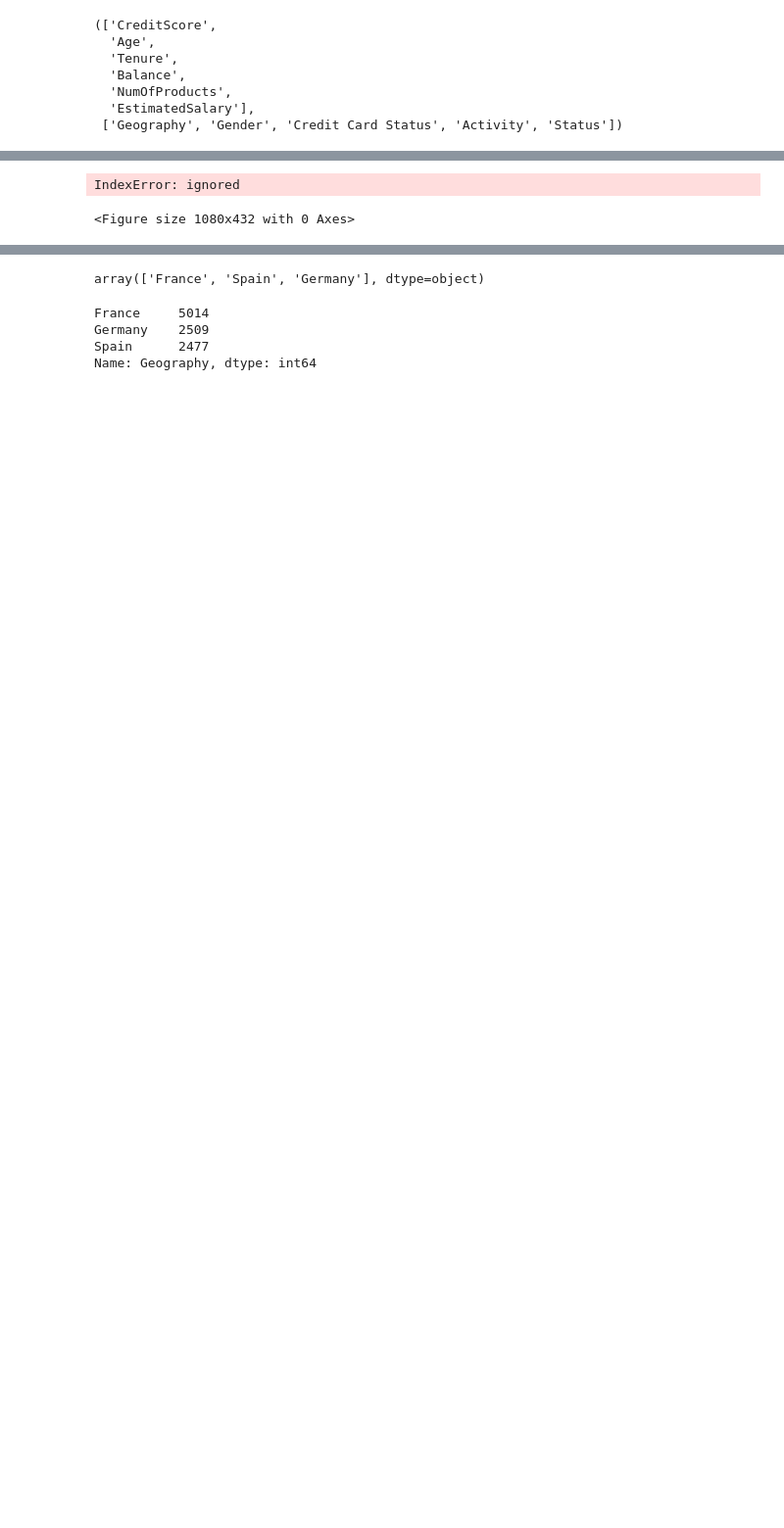
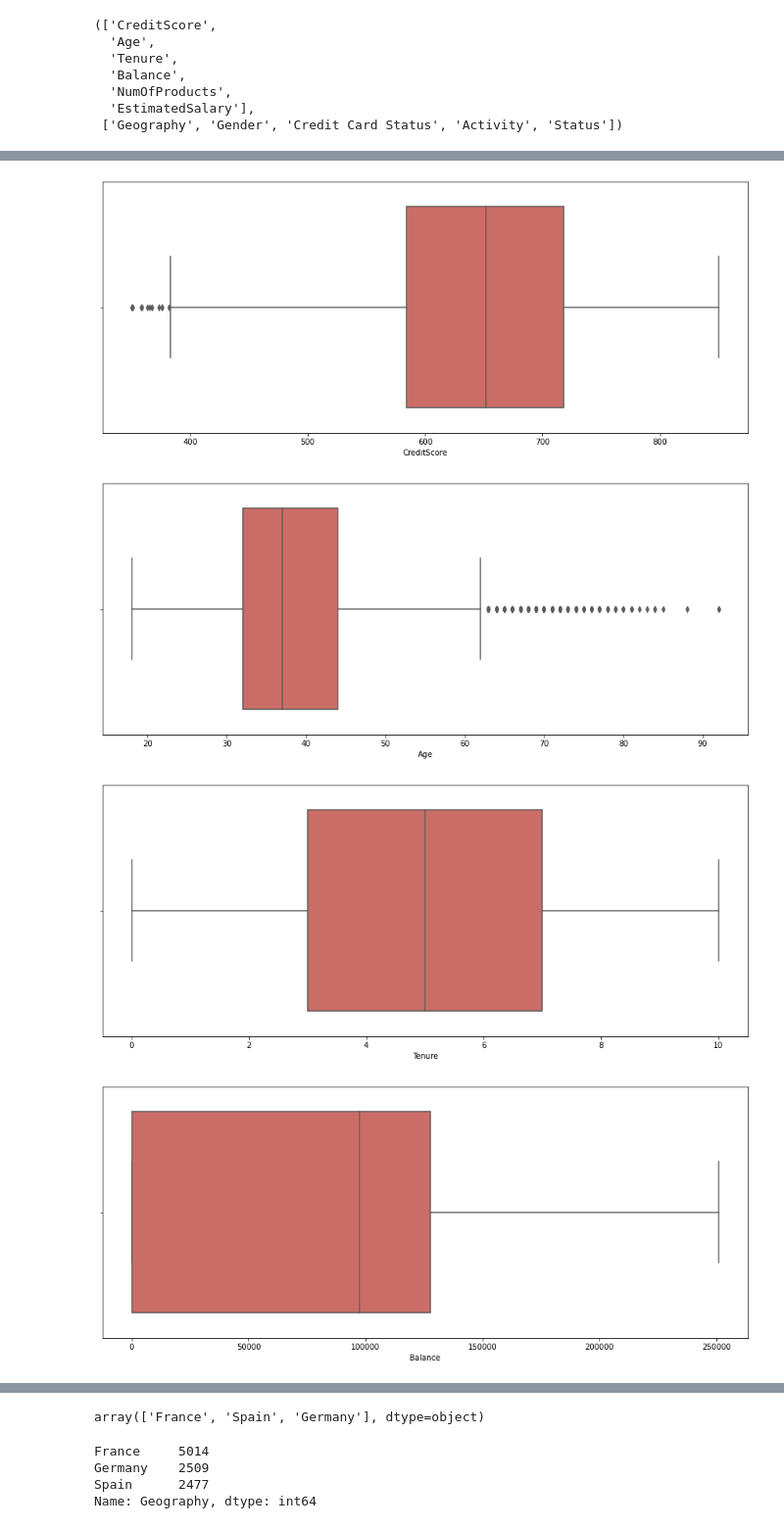
Before and after one commit to KaranGod/Churn-for-Bank-Customers, a Jupyter notebook: Churn.ipynb, the cells around one changed output, grey strips where cells are left out. Shown at 98% size. Drawn from its saved outputs; the diff is of its cells as text; code cells hidden in the pictures; blank space fills up the shorter version.

```diff
--- a/Churn.ipynb
+++ b/Churn.ipynb
@@ -158,7 +166,3 @@ num,cat
   'NumOfProducts',
   'EstimatedSalary'],
  ['Geography', 'Gender', 'Credit Card Status', 'Activity', 'Status'])
-# %%
-num = np.array(num)
-type(num)
-cat = np.array(cat)
@@ -165,12 +171,14 @@ cat = np.array(cat)
 # %%
 for i in num:
   plt.figure(figsize=(15,6))
-  px.box(data_new, x = num[i])
+  sns.boxplot(x = i, data = data_new, palette = 'hls')
   plt.show()
 for i in cat:
   plt.figure(figsize=(15,6))
-  px.histogram(data_new, x = cat[i] )
+  sns.countplot( x = i,data = data_new)
   plt.show()
 # %% [output]
-IndexError: ignored
-<Figure size 1080x432 with 0 Axes>
+[figure, added]
+[figure, added]
+[figure, added]
+[figure, added]
```
Also changed, not shown: parts of 66 cells of this notebook.
